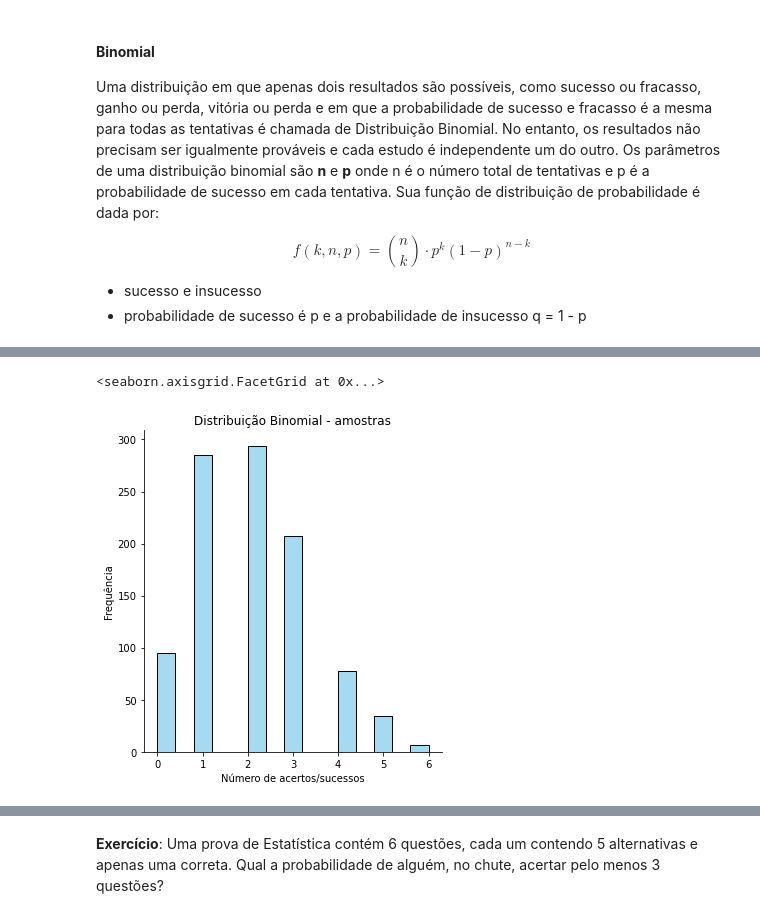
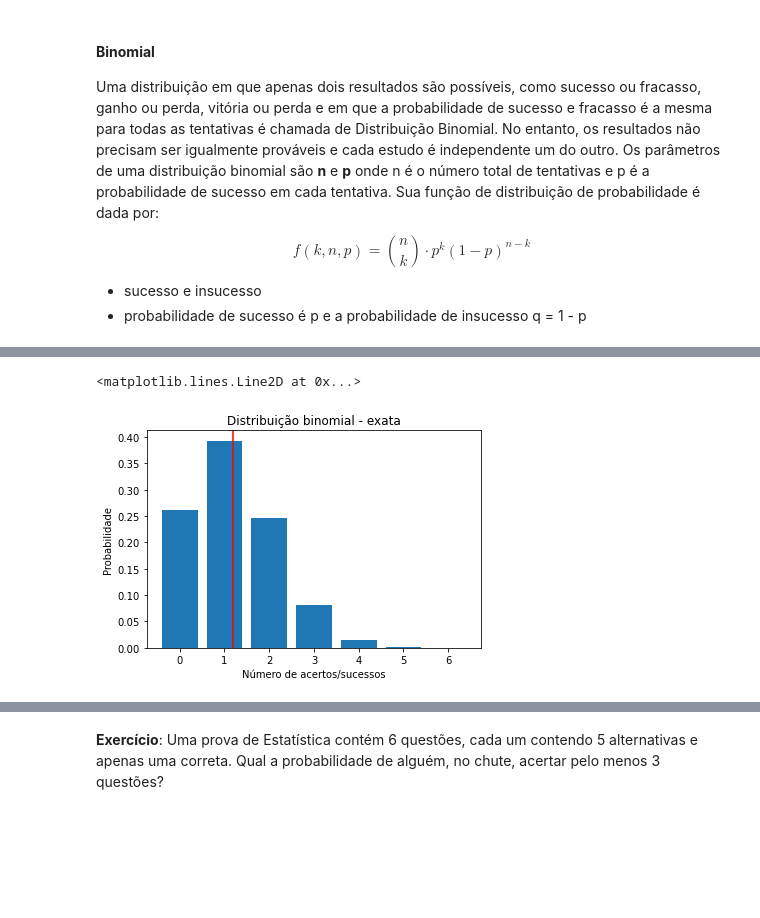
Before and after one commit to dehscardoso/lets-boti, a Jupyter notebook: 04 Estatística I/Aulas 4 e 5 - Modelos probabilísticos.ipynb, the cells around one changed output, grey strips where cells are left out. Cells and saved outputs as stored; diff of their text form; code cells hidden in the pictures; blank space fills up the shorter version.

```diff
--- a/04 Estatística I/Aula 4 - Modelos probabilísticos.ipynb
+++ b/04 Estatística I/Aulas 4 e 5 - Modelos probabilísticos.ipynb
@@ -280,16 +269,16 @@ Text(0, 0.5, 'Probabilidade')
-# %%
-#from scipy.stats import binom
-
-from numpy.random import binomial
-
-data_binom = binomial(n=10, p=0.2, size=1000)
-
-ax = sns.displot(
-    data_binom,
-    kind='hist',
-    color='skyblue',
-)
-ax.set(xlabel='Número de acertos/sucessos', ylabel='Frequência', title='Distribuição Binomial - amostras')
-# %% [output]
-<seaborn.axisgrid.FacetGrid at 0x...>
-[figure, removed]
+# %%
+from scipy.stats import binom
+
+n = 6
+x = np.linspace(0,n,n+1)
+p = 0.2 #probabilidade de acertar uma questão
+plt.bar(x=x, height=binom(n,p).pmf(x))#, width=.8)
+plt.title('Distribuição binomial - exata')
+plt.xlabel('Número de acertos/sucessos')
+plt.ylabel('Probabilidade')
+plt.axvline(x =n*p, color='red' )
+#round((x * binom(n,p).pmf(x)).sum(),5) , round(n*p,5)  #esperança
+#(x**2 * binom(n,p).pmf(x)).sum() -((x * binom(n,p).pmf(x)).sum())**2, n*p*(1-p)  #variância
+# %% [output]
+<matplotlib.lines.Line2D at 0x...>
+[figure, added]
```
Also changed, not shown: parts of 46 cells of this notebook, 11 other files.
